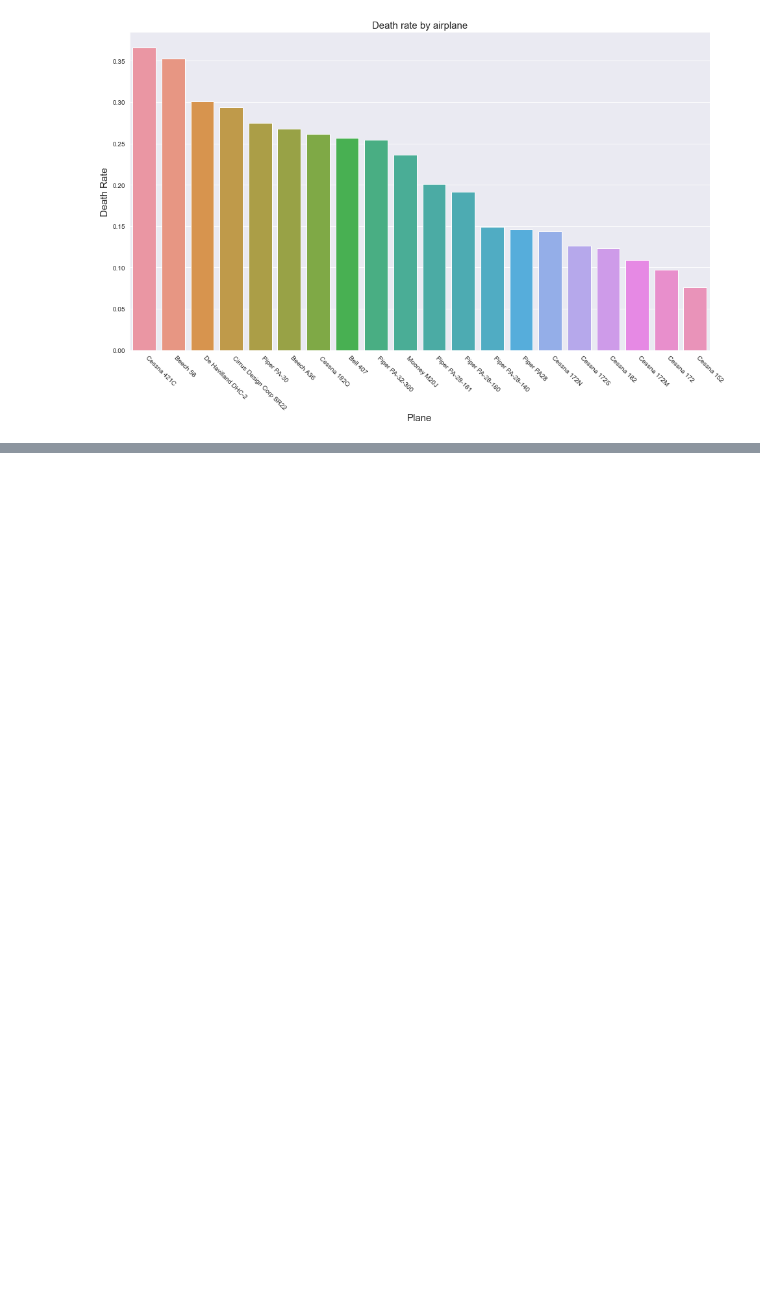
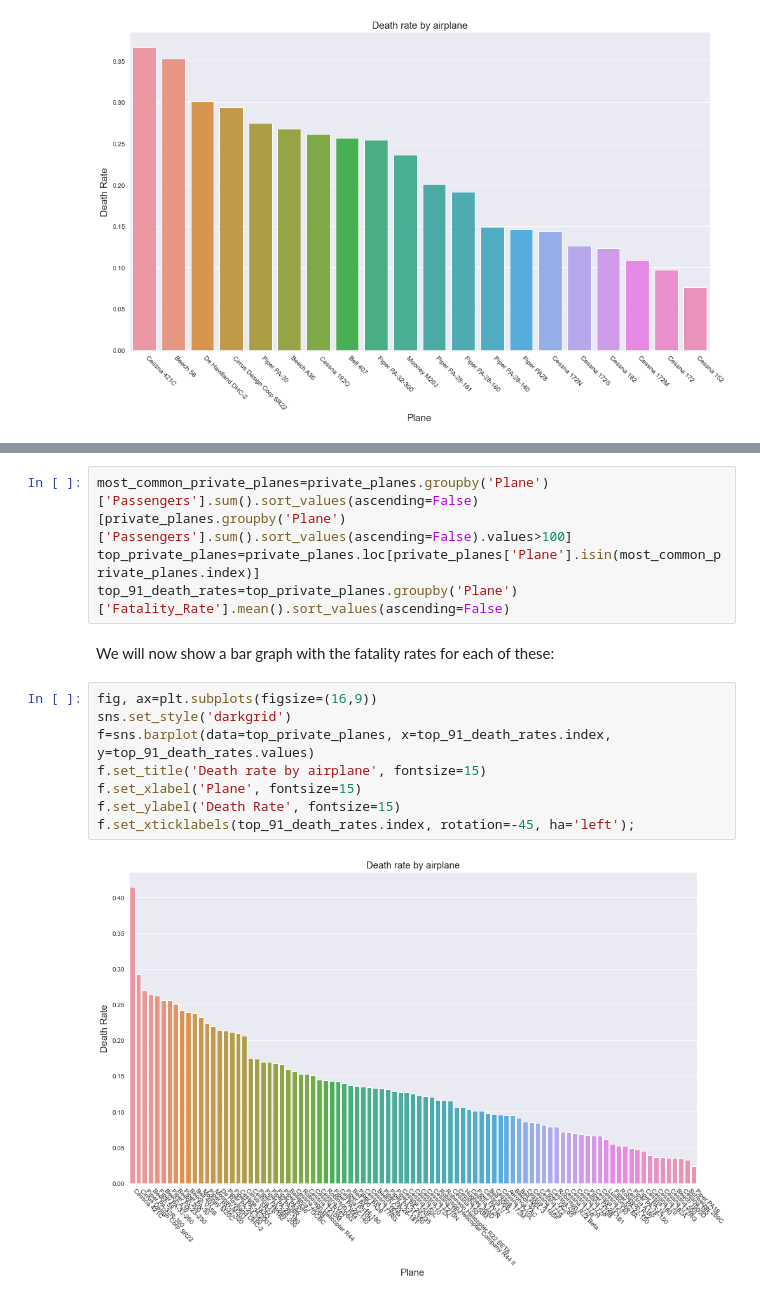
Before and after one commit to jtjohn172/Aviation-Data-Analysis-Project, a Jupyter notebook: notebooks/private-planes.ipynb, the cells around one changed output, grey strips where cells are left out. Drawn from its saved outputs; the diff is of its cells as text; blank space fills up the shorter version.

```diff
--- a/notebooks/private-planes.ipynb
+++ b/notebooks/private-planes.ipynb
@@ -224,0 +220,16 @@ f.set_xticklabels(top_20.index, rotation=-45, ha='left');
+# %%
+most_common_private_planes=private_planes.groupby('Plane')['Passengers'].sum().sort_values(ascending=False)[private_planes.groupby('Plane')['Passengers'].sum().sort_values(ascending=False).values>100]
+top_private_planes=private_planes.loc[private_planes['Plane'].isin(most_common_private_planes.index)]
+top_91_death_rates=top_private_planes.groupby('Plane')['Fatality_Rate'].mean().sort_values(ascending=False)
+# %% [markdown]
+We will now show a bar graph with the fatality rates for each of these:
+# %%
+fig, ax=plt.subplots(figsize=(16,9))
+sns.set_style('darkgrid')
+f=sns.barplot(data=top_private_planes, x=top_91_death_rates.index, y=top_91_death_rates.values)
+f.set_title('Death rate by airplane', fontsize=15)
+f.set_xlabel('Plane', fontsize=15)
+f.set_ylabel('Death Rate', fontsize=15)
+f.set_xticklabels(top_91_death_rates.index, rotation=-45, ha='left');
+# %% [output]
+[figure, added]
```
Also changed, not shown: parts of 7 cells of this notebook.
